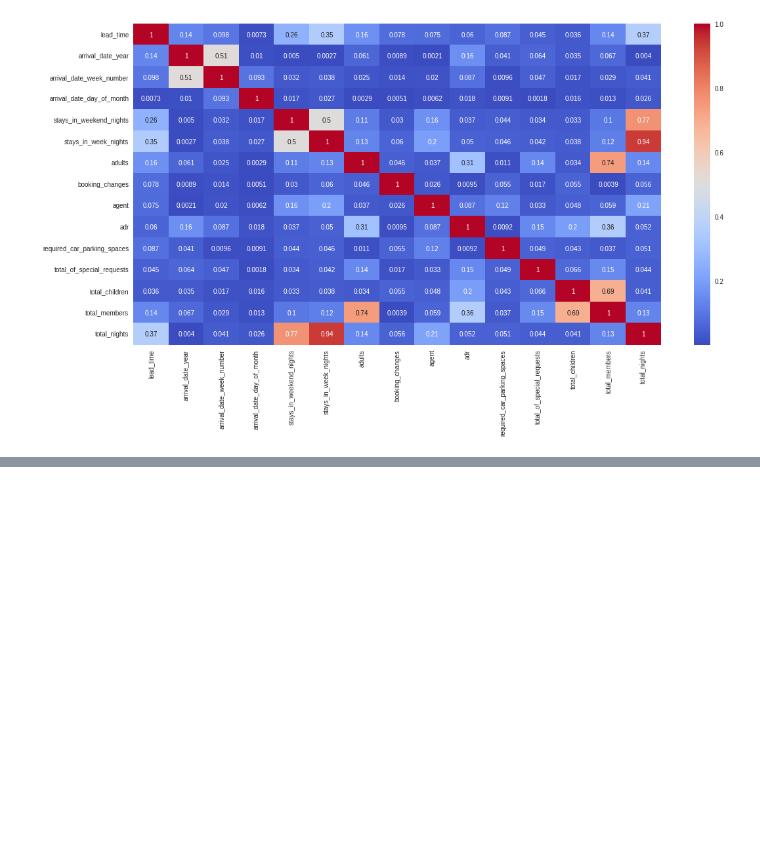
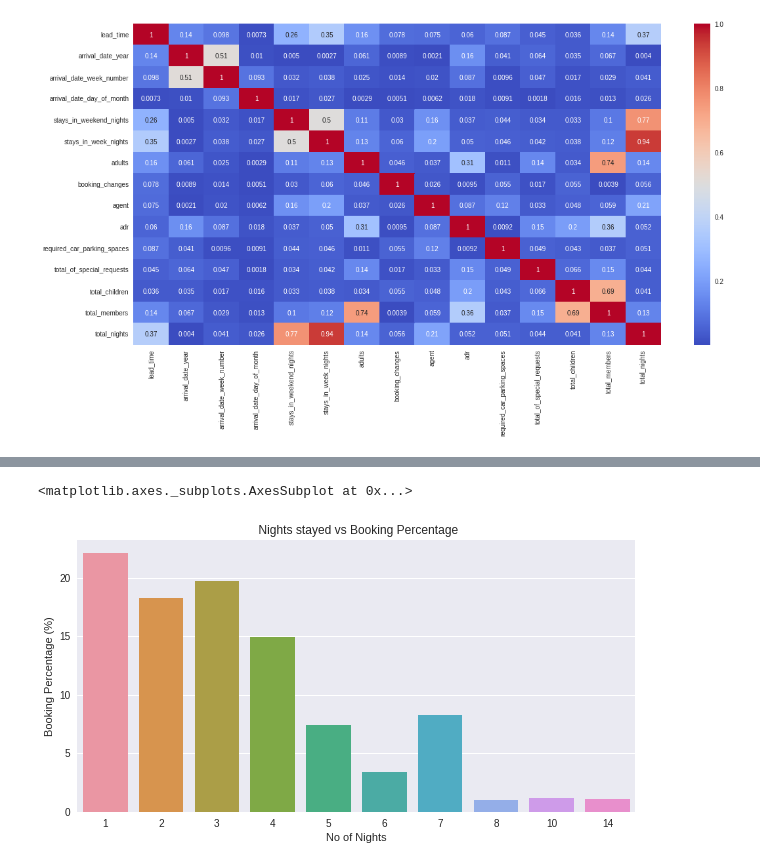
Before and after one commit to dhiru-c/CAPSTONE_PROJECT-HOTEL-BOOKING-ANALYSIS, a Jupyter notebook: Hotel_Booking_Analysis_Capstone_Project.ipynb, the cells around one changed output, grey strips where cells are left out. Drawn from its saved outputs; the diff is of its cells as text; code cells hidden in the pictures; blank space fills up the shorter version.

```diff
--- a/Hotel_Booking_Analysis_Capstone_Project.ipynb
+++ b/Hotel_Booking_Analysis_Capstone_Project.ipynb
@@ -594,0 +371,14 @@ sns.heatmap(abs(new_df.corr()), annot=True, cmap='coolwarm')
+# %%
+#Total no of stays vs booking percentage
+total_nights = df_not_cancelled['stays_in_weekend_nights']+ df_not_cancelled['stays_in_week_nights']
+x7=total_nights.value_counts().index[:10]
+y7=total_nights.value_counts()[:10]/total_nights.value_counts().sum()*100
+
+fig, ax = plt.subplots(figsize=(10,5))
+ax.set_xlabel('No of Nights')
+ax.set_ylabel('Booking Percentage (%)')
+ax.set_title(' Nights stayed vs Booking Percentage')
+sns.barplot(x7,y7)
+# %% [output]
+<matplotlib.axes._subplots.AxesSubplot at 0x...>
+[figure, added]
```
Also changed, not shown: parts of 41 cells of this notebook.
